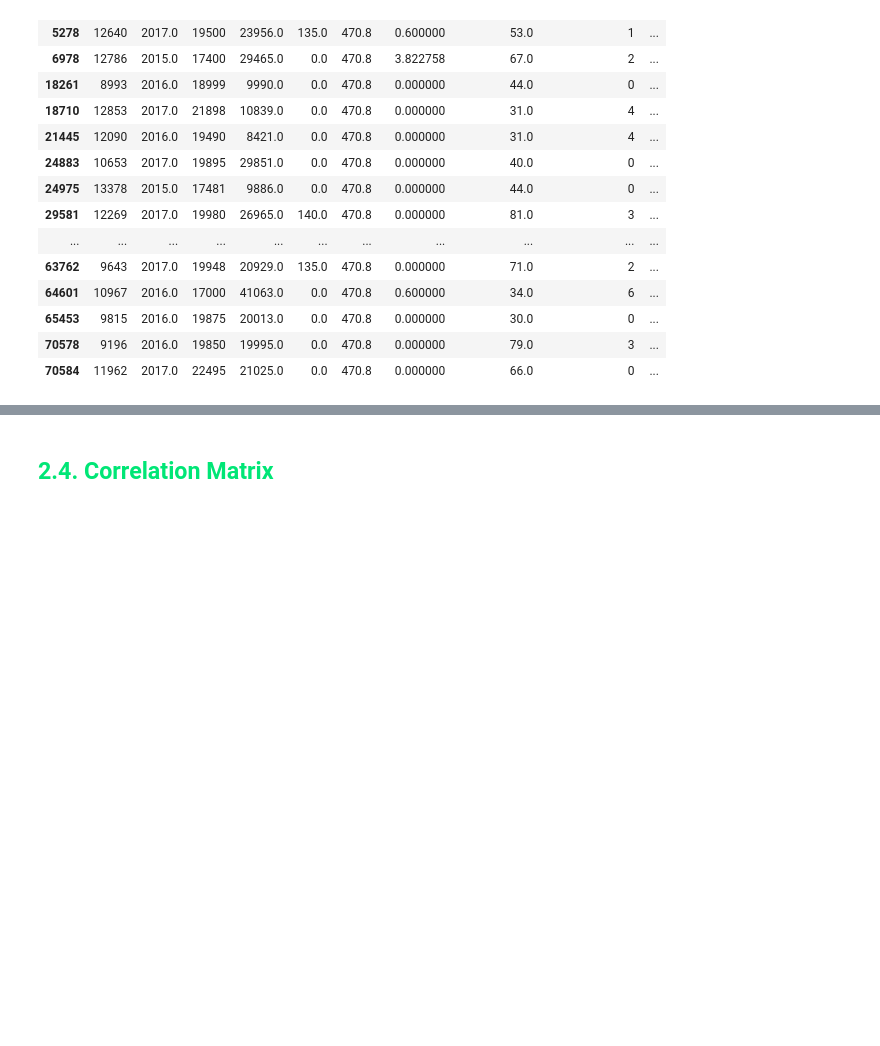
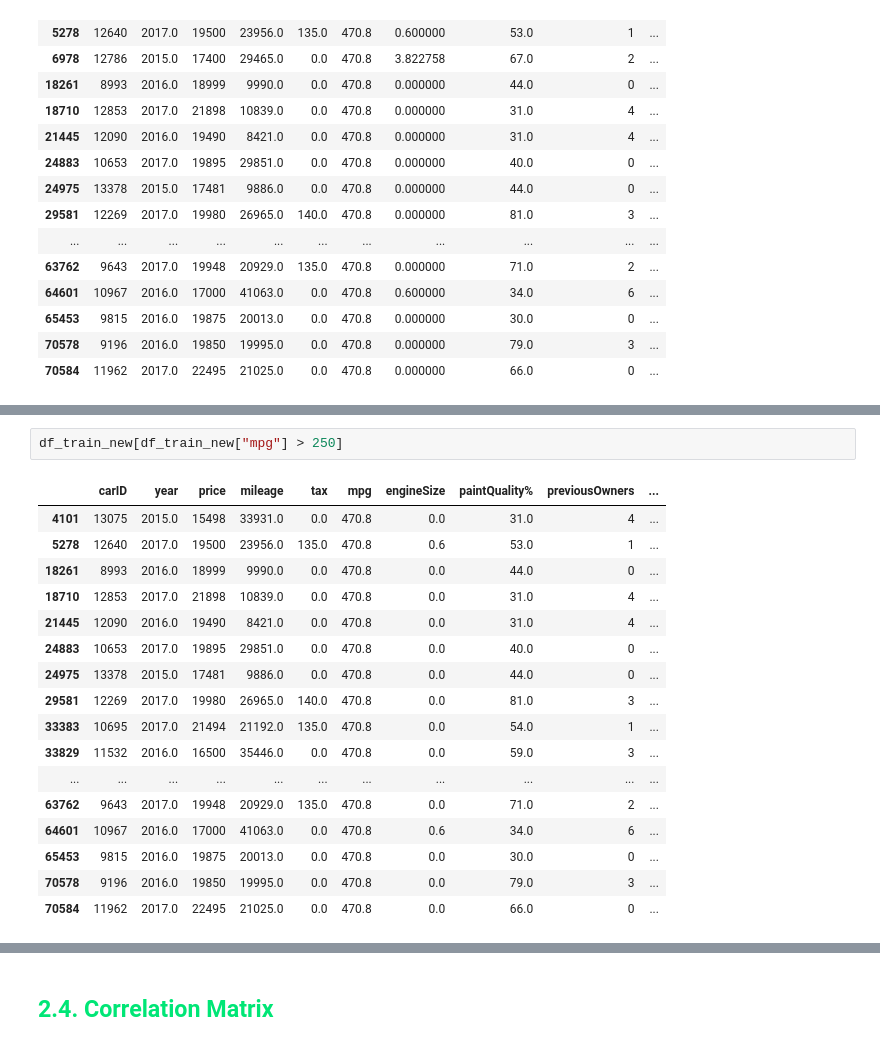
Before and after one commit to Danirib11221/MachineLearning39, a Jupyter notebook: MachineLearningProject.ipynb, the cells around one changed output, grey strips where cells are left out. Saved outputs shown, nothing was run; the diff lists cells and outputs as text; blank space fills up the shorter version.

```diff
--- a/MachineLearningProject.ipynb
+++ b/MachineLearningProject.ipynb
@@ -2283,0 +2040,20 @@ Index(['carID', 'year', 'price', 'mileage', 'tax', 'mpg', 'engineSize',
+# %%
+df_train_new[df_train_new["mpg"] > 250]
+# %% [output]
+|  | carID | year | price | mileage | tax | mpg | engineSize | paintQuality% | previousOwners | ... |
+| 4101 | 13075 | 2015.0 | 15498 | 33931.0 | 0.0 | 470.8 | 0.0 | 31.0 | 4 | ... |
+| 5278 | 12640 | 2017.0 | 19500 | 23956.0 | 135.0 | 470.8 | 0.6 | 53.0 | 1 | ... |
+| 18261 | 8993 | 2016.0 | 18999 | 9990.0 | 0.0 | 470.8 | 0.0 | 44.0 | 0 | ... |
+| 18710 | 12853 | 2017.0 | 21898 | 10839.0 | 0.0 | 470.8 | 0.0 | 31.0 | 4 | ... |
+| 21445 | 12090 | 2016.0 | 19490 | 8421.0 | 0.0 | 470.8 | 0.0 | 31.0 | 4 | ... |
+| 24883 | 10653 | 2017.0 | 19895 | 29851.0 | 0.0 | 470.8 | 0.0 | 40.0 | 0 | ... |
+| 24975 | 13378 | 2015.0 | 17481 | 9886.0 | 0.0 | 470.8 | 0.0 | 44.0 | 0 | ... |
+| 29581 | 12269 | 2017.0 | 19980 | 26965.0 | 140.0 | 470.8 | 0.0 | 81.0 | 3 | ... |
+| 33383 | 10695 | 2017.0 | 21494 | 21192.0 | 135.0 | 470.8 | 0.0 | 54.0 | 1 | ... |
+| 33829 | 11532 | 2016.0 | 16500 | 35446.0 | 0.0 | 470.8 | 0.0 | 59.0 | 3 | ... |
+| ... | ... | ... | ... | ... | ... | ... | ... | ... | ... | ... |
+| 63762 | 9643 | 2017.0 | 19948 | 20929.0 | 135.0 | 470.8 | 0.0 | 71.0 | 2 | ... |
+| 64601 | 10967 | 2016.0 | 17000 | 41063.0 | 0.0 | 470.8 | 0.6 | 34.0 | 6 | ... |
+| 65453 | 9815 | 2016.0 | 19875 | 20013.0 | 0.0 | 470.8 | 0.0 | 30.0 | 0 | ... |
+| 70578 | 9196 | 2016.0 | 19850 | 19995.0 | 0.0 | 470.8 | 0.0 | 79.0 | 3 | ... |
+| 70584 | 11962 | 2017.0 | 22495 | 21025.0 | 0.0 | 470.8 | 0.0 | 66.0 | 0 | ... |
```
Also changed, not shown: parts of 82 cells of this notebook.
